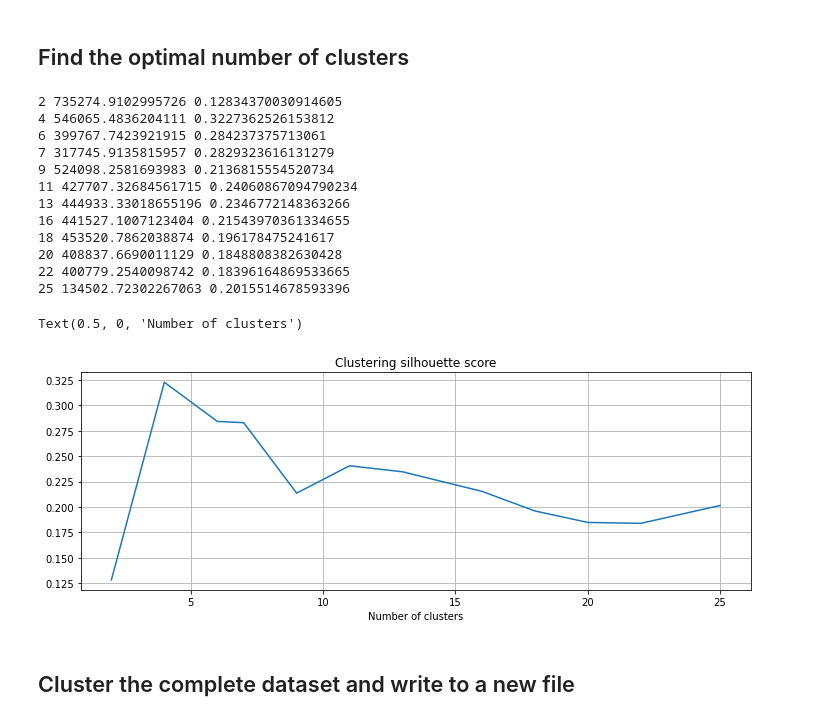
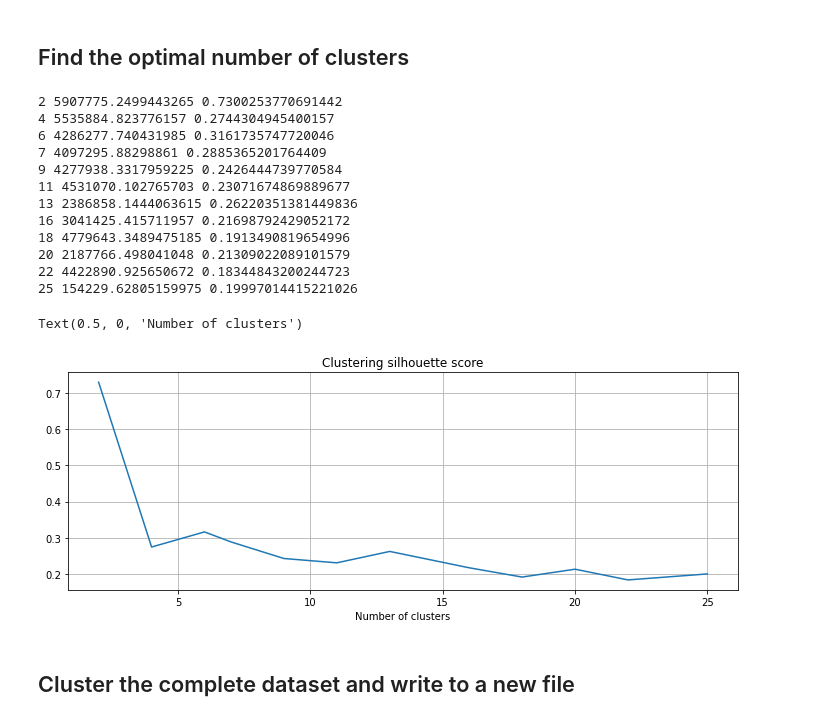
Before and after one commit to cibolabs/segment-cluster, a Jupyter notebook: segment-cluster.ipynb, the cells around one changed output. Drawn from its saved outputs; the diff is of its cells as text; code cells hidden in the pictures.

```diff
--- a/segment-cluster.ipynb
+++ b/segment-cluster.ipynb
@@ -41,40 +41,37 @@ print(clusterData.shape)
 # %% [markdown]
 ## Find the optimal number of clusters
 # %%
-# Select a subset for testing number of clusters
-X = clusterData[np.random.choice(len(clusterData),20480,replace=False)]
-
 # Run the clustering for various class numbers
 inertia = []
 silhouette = []
 nclasses = np.round(np.arange(2,14)**1.25).astype(int)
 for c in nclasses:
-    kmeans = MiniBatchKMeans(n_clusters=c).fit(X)
+    kmeans = MiniBatchKMeans(n_clusters=c).fit(clusterData)
     inertia.append(kmeans.inertia_)
-    silhouette.append(silhouette_score(X, kmeans.labels_))
+    silhouette.append(silhouette_score(clusterData, kmeans.labels_))
     print(c,inertia[-1],silhouette[-1])
 
 # Plot the silhouette score
 plt.figure(figsize=(12,4))
 plt.plot(nclasses, silhouette)
 plt.grid()
 plt.title('Clustering silhouette score')
 plt.xlabel('Number of clusters')
 # %% [output]
-2 735274.9102995726 0.12834370030914605
-4 546065.4836204111 0.3227362526153812
-6 399767.7423921915 0.284237375713061
-7 317745.9135815957 0.2829323616131279
-9 524098.2581693983 0.2136815554520734
-11 427707.32684561715 0.24060867094790234
-13 444933.33018655196 0.2346772148363266
-16 441527.1007123404 0.21543970361334655
-18 453520.7862038874 0.196178475241617
-20 408837.6690011129 0.1848808382630428
-22 400779.2540098742 0.18396164869533665
-25 134502.72302267063 0.2015514678593396
+2 5907775.2499443265 0.7300253770691442
+4 5535884.823776157 0.2744304945400157
+6 4286277.740431985 0.3161735747720046
+7 4097295.88298861 0.2885365201764409
+9 4277938.3317959225 0.2426444739770584
+11 4531070.102765703 0.23071674869889677
+13 2386858.1444063615 0.26220351381449836
+16 3041425.415711957 0.21698792429052172
+18 4779643.3489475185 0.1913490819654996
+20 2187766.498041048 0.21309022089101579
+22 4422890.925650672 0.18344843200244723
+25 154229.62805159975 0.19997014415221026
 Text(0.5, 0, 'Number of clusters')
-[figure, old version]
+[figure, new version]
 # %% [markdown]
 ## Cluster the complete dataset and write to a new file
 # %%
```
Also changed, not shown: parts of 1 cell of this notebook.
